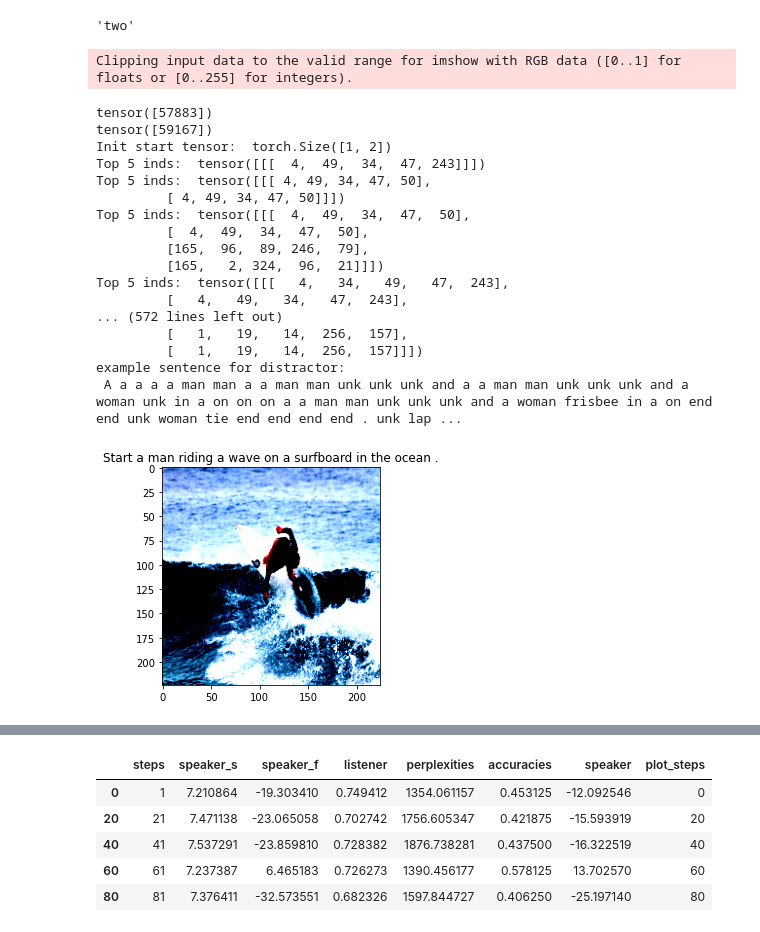
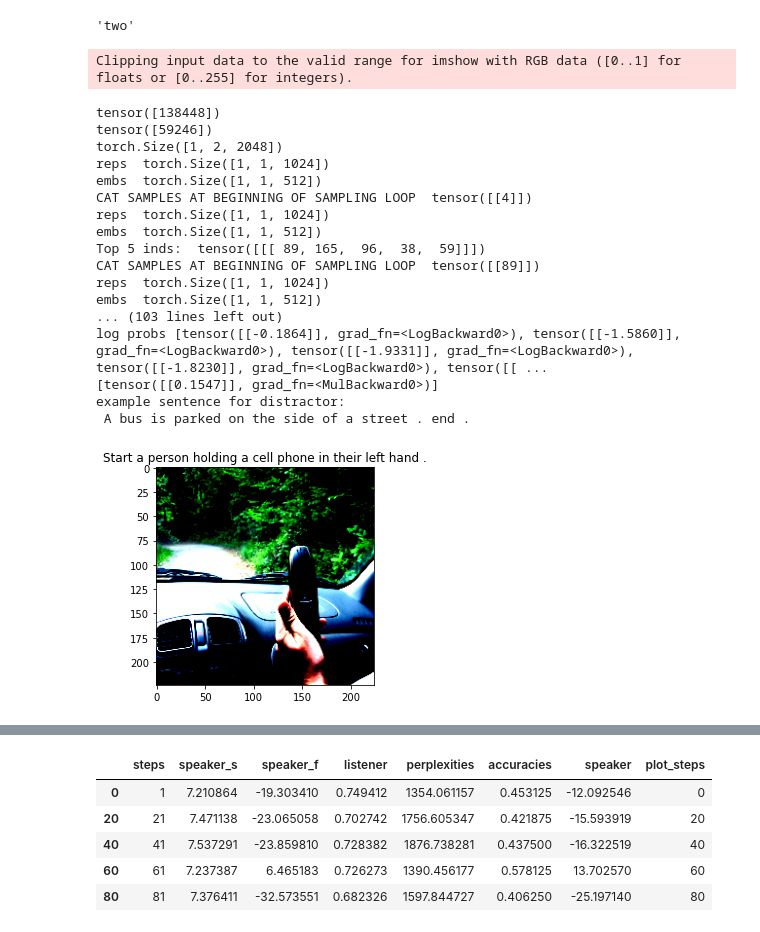
Before and after one commit to polina-tsvilodub/mSc-thesis, a Jupyter notebook: code/src/notebooks/functional_learning_exploration.ipynb, the cells around one changed output, grey strips where cells are left out. Drawn from its saved outputs; the diff is of its cells as text; code cells hidden in the pictures.

```diff
--- a/code/src/notebooks/functional_learning_exploration.ipynb
+++ b/code/src/notebooks/functional_learning_exploration.ipynb
@@ -219,7 +219,7 @@ class COCOCaptionsDataset(Dataset):
 #             _ids = list(self.coco.anns.keys())
 #             shuffle(_ids)
             # take 70.000 images from the dataset
-            self.ids = torch.load("../pretrain_img_IDs_2imgs_512dim_100000imgs.pt").tolist() #_ids[:70000]
+            self.ids = torch.load("val_split_IDs_from_COCO_train.pt") #_ids[:70000]
             print('Obtaining caption lengths...')
             tokenizer = get_tokenizer("basic_english")
             all_tokens = [tokenizer(str(self.coco.anns[self.ids[index]]['caption']).lower()) for index in np.arange(len(self.ids))]
@@ -228,13 +228,13 @@ class COCOCaptionsDataset(Dataset):
             self.max_caption_length = max(self.caption_lengths)
 
             # print pretraining IDs for later separation from functional training
-            with open("pretrain_img_IDs.txt", 'w') as f:
-                f.write(",".join([str(i) for i in self.ids]))
+#             with open("pretrain_img_IDs.txt", 'w') as f:
+#                 f.write(",".join([str(i) for i in self.ids]))
 
         elif mode == "val":
             self.image_dir = os.path.join(download_dir, "val2014")
             self.coco = COCO(file)
-            self.ids = torch.load("../pretrain_val_img_IDs_2imgs_main.pt").tolist() #list(self.coco.anns.keys())
+            self.ids = torch.load("../pretrain_img_IDs_2imgs_512dim.pt").tolist() #list(self.coco.anns.keys())
             print('Obtaining caption lengths...')
             tokenizer = get_tokenizer("basic_english")
             all_tokens = [tokenizer(str(self.coco.anns[self.ids[index]]['caption']).lower()) for index in np.arange(len(self.ids))] # tqdm(np.arange(len(self.ids)))
@@ -276,7 +276,6 @@ class COCOCaptionsDataset(Dataset):
             distractor_idx = idx[1]
 
             ann_id = self.ids[target_idx]
-            print("Ann_id in getitem: ", ann_id)
             target_caption = self.coco.anns[ann_id]['caption']
             img_id = self.coco.anns[ann_id]['image_id']
             target_path = self.coco.loadImgs(img_id)[0]['file_name']
@@ -1965,7 +2078,7 @@ plt.show()
 
 Below, some initial code for testing the pretrained speaker (basic image captioning model) is provided. Ignore for now.
 # %%
-embedded_imgs = torch.load("../COCO_train_ResNet_features_reshaped.pt")
+embedded_imgs = torch.load("../COCO_train_ResNet_features_reshaped_dict.pt")
 # %%
 # transforms like in train
 transform_test = transforms.Compose([transforms.Resize((224, 224)), \
@@ -1999,8 +2112,11 @@ tensor([57883]) tensor([59167])
 # %%
 # extract features for target from file
-saved_target_features = torch.index_select(embedded_imgs, 0,  test_targets).squeeze(1)
-saved_dist_features = torch.index_select(embedded_imgs, 0,  test_dists).squeeze(1)
-# print(test_targets)
+sanity_check = torch.load("../pretrain_img_IDs_2imgs_512dim.pt").tolist()
+
+saved_target_features = embedded_imgs[str(sanity_check[test_targets.item()])]#torch.index_select(embedded_imgs, 0,  test_targets).squeeze(1)
+print(str(sanity_check[test_targets.item()]))
+saved_dist_features = embedded_imgs[str(sanity_check[test_dists.item()])]#torch.index_select(embedded_imgs, 0,  test_dists).squeeze(1)
+print(str(sanity_check[test_dists.item()]))
 # print(saved_target_features.shape)
 # # extract features for target from model
 # encoder_cnn = EncoderCNN(1048)
@@ -2068,7 +2211,7 @@ torch.Size([1, 3, 224, 224])
 # %%
 
 # encoder_file = 'speaker-encoder-jointImgs-preprend-vocab6000-1.pkl'
-decoder_file = 'CCE-decoder-noEnc-prepend-1024dim-4000vocab-rs1234-cont-6.pkl' # 'decoder-noEnc-prepend-1024dim-4000vocab-rs1234-1.pkl'
+decoder_file = 'decoder-noEnc-prepend-512dim-4000vocab-rs1234-leon-cont-7.pkl' # 'decoder-noEnc-prepend-1024dim-4000vocab-rs1234-1.pkl'
 
 embed_size = 512
 visual_embed_size = 512
@@ -2116,7 +2259,8 @@ orig_image = orig_image.to(device)
 print(test_targets)
 print(test_dists)
 # both_images = [saved_target_features, saved_dist_features] #torch.cat((saved_target_features, saved_dist_features), dim=-1)
-both_images = torch.cat((saved_target_features.unsqueeze(1), saved_dist_features.unsqueeze(1)), dim=1)
+both_images = torch.cat((saved_target_features.unsqueeze(0).unsqueeze(0), saved_dist_features.unsqueeze(0).unsqueeze(0)), dim=1)
+print(both_images.shape)
 # ad START token
 # start_emb = decoder.embed(torch.tensor([0]).unsqueeze(0).long())
 # print("Start: ", start_emb.shape)
@@ -2140,48 +2284,48 @@ both_images = torch.cat((saved_target_features.unsqueeze(1), saved_dist_features
 # Pass the embedded image features through the model to get a predicted caption.
 # print(torch.cat((features_t, features_d), dim=-1).shape)
 output, log_p, raw, topk = decoder.sample(both_images, 13) # features_emb.unsqueeze(1)
 # out, hidden_state = decoder(both_images, cap, decoder.init_hidden(1))
 # print("Output", out)
 sentence_t = clean_sentence(output)
 print('example sentence for target:\n', sentence_t)
 # for k in topk:
 #     print("Top K words")
 #     print(clean_sentence(k.squeeze(0)))
 
-both_images_d = torch.cat((saved_dist_features.unsqueeze(1), saved_target_features.unsqueeze(1)), dim=1) #[saved_dist_features, saved_target_features] #torch.cat((saved_dist_features, saved_target_features), dim=-1)
+both_images_d = torch.cat((saved_dist_features.unsqueeze(0).unsqueeze(1), saved_target_features.unsqueeze(0).unsqueeze(1)), dim=1) #[saved_dist_features, saved_target_features] #torch.cat((saved_dist_features, saved_target_features), dim=-1)
 # print("concat: ", torch.equal(both_images, both_images_d))
 # both_features_d = encoder(both_images_d)
 # out_d = decoder(both_images_d, cap)
 # print(out_d)
 # torch.equal(out, out_d)
 # print("Features: ", torch.equal(both_features, both_features_d))
 # # Pass the embedded image features through the model to get a predicted caption.
 output2, log_p2, raw2, topk2 = decoder.sample(both_images_d, 13) #both_features_d.unsqueeze(1)
 # out2, hidden_state2 = decoder(both_images_d, cap, decoder.init_hidden(1))
 # print("Output 2: ", out2)
 # print("raw", set(output) & set(output2))
 sentence_d = clean_sentence(output2)
 print('example sentence for distractor:\n', sentence_d)
 # for k in topk2:
 #     print("Top K words2")
 #     print(clean_sentence(k.squeeze(0)))
 # %% [output]
 Clipping input data to the valid range for imshow with RGB data ([0..1] for floats or [0..255] for integers).
-tensor([57883])
-tensor([59167])
-Init start tensor:  torch.Size([1, 2])
-Top 5 inds:  tensor([[[  4,  49,  34,  47, 243]]])
-Top 5 inds:  tensor([[[ 4, 49, 34, 47, 50],
-         [ 4, 49, 34, 47, 50]]])
-Top 5 inds:  tensor([[[  4,  49,  34,  47,  50],
-         [  4,  49,  34,  47,  50],
-         [165,  96,  89, 246,  79],
-         [165,   2, 324,  96,  21]]])
-Top 5 inds:  tensor([[[   4,   34,   49,   47,  243],
-         [   4,   49,   34,   47,  243],
-... (572 lines left out)
-         [   1,   19,   14,  256,  157],
-         [   1,   19,   14,  256,  157]]])
+tensor([138448])
+tensor([59246])
+torch.Size([1, 2, 2048])
+reps  torch.Size([1, 1, 1024])
+embs  torch.Size([1, 1, 512])
+CAT SAMPLES AT BEGINNING OF SAMPLING LOOP  tensor([[4]])
+reps  torch.Size([1, 1, 1024])
+embs  torch.Size([1, 1, 512])
+Top 5 inds:  tensor([[[ 89, 165,  96,  38,  59]]])
+CAT SAMPLES AT BEGINNING OF SAMPLING LOOP  tensor([[89]])
+reps  torch.Size([1, 1, 1024])
+embs  torch.Size([1, 1, 512])
+... (103 lines left out)
+log probs [tensor([[-0.1864]], grad_fn=<LogBackward0>), tensor([[-1.5860]], grad_fn=<LogBackward0>), tensor([[-1.9331]], grad_fn=<LogBackward0>), tensor([[-1.8230]], grad_fn=<LogBackward0>), tensor([[ ...
+[tensor([[0.1547]], grad_fn=<MulBackward0>)]
 example sentence for distractor:
- A a a a a man man a a man man unk unk unk and a a man man unk unk unk and a woman unk in a on on on a a man man unk unk unk and a woman frisbee in a on end end unk woman tie end end end end . unk lap ...
+ A bus is parked on the side of a street . end .
-[figure, old version]
+[figure, new version]
```
Also changed, not shown: parts of 31 cells of this notebook.
